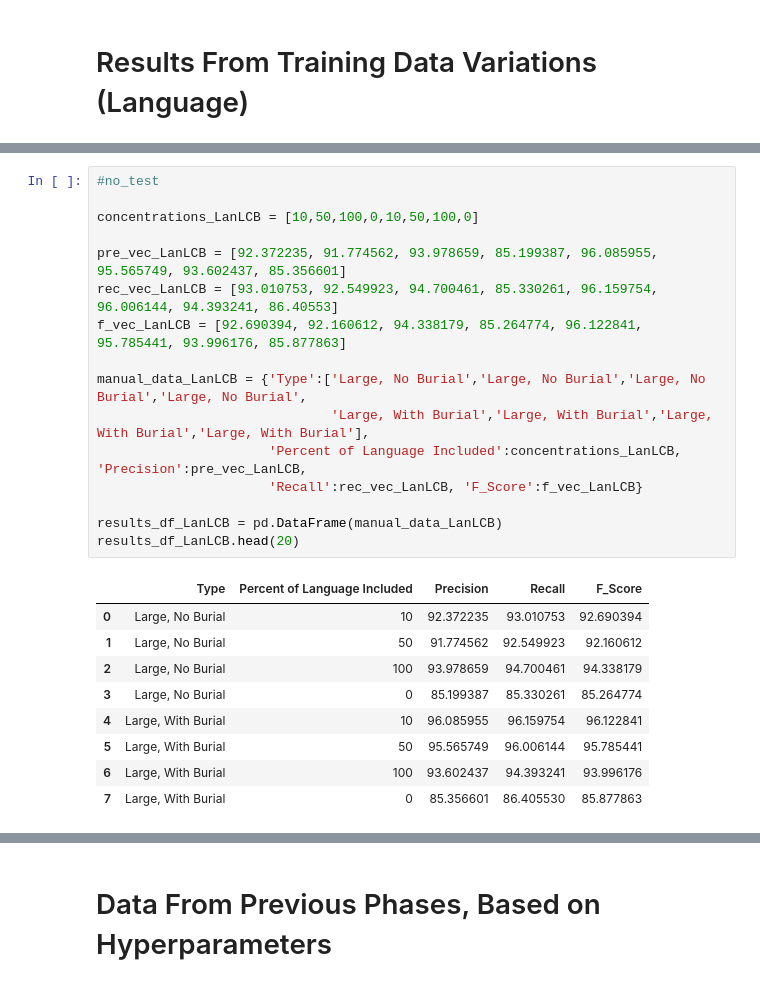
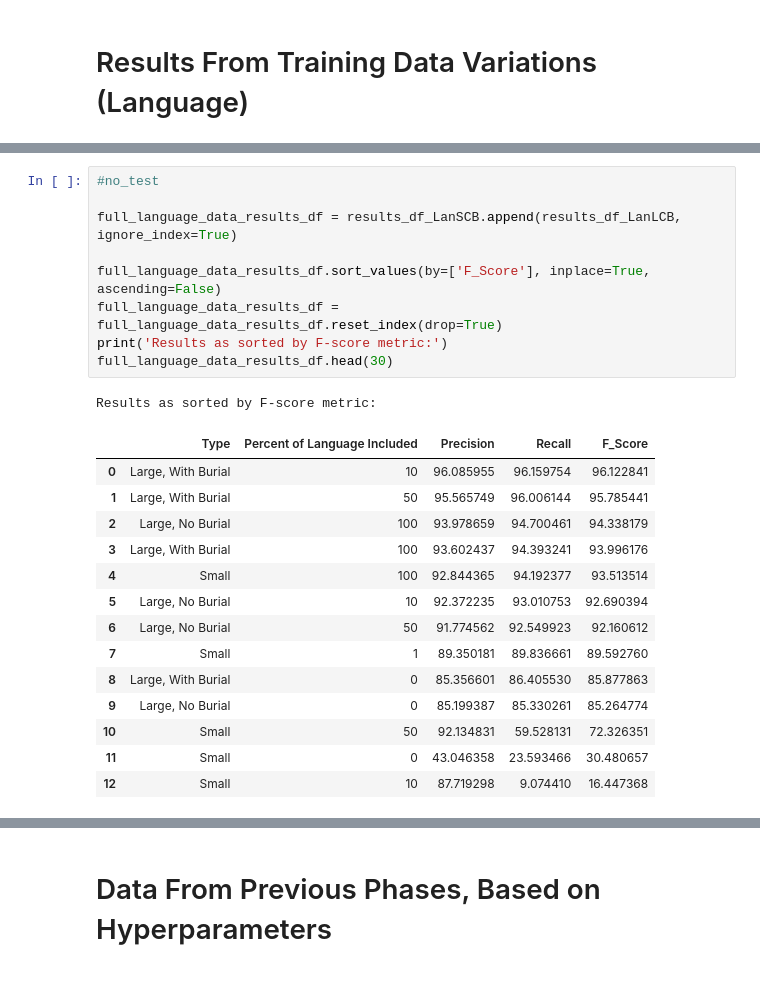
Before and after one commit to slavesocieties/ssda-nlp, a Jupyter notebook: 70-exhaustive-training.ipynb, the cells around one changed output, grey strips where cells are left out. Drawn from its saved outputs; the diff is of its cells as text.

```diff
--- a/70-exhaustive-training.ipynb
+++ b/70-exhaustive-training.ipynb
@@ -559,26 +630,25 @@ results_df_LanSCB.head(20)
-# %%
-#no_test
-
-concentrations_LanLCB = [10,50,100,0,10,50,100,0]
-
-pre_vec_LanLCB = [92.372235, 91.774562, 93.978659, 85.199387, 96.085955, 95.565749, 93.602437, 85.356601]
-rec_vec_LanLCB = [93.010753, 92.549923, 94.700461, 85.330261, 96.159754, 96.006144, 94.393241, 86.40553]
-f_vec_LanLCB = [92.690394, 92.160612, 94.338179, 85.264774, 96.122841, 95.785441, 93.996176, 85.877863]
-
-manual_data_LanLCB = {'Type':['Large, No Burial','Large, No Burial','Large, No Burial','Large, No Burial',
-                              'Large, With Burial','Large, With Burial','Large, With Burial','Large, With Burial'],
-                      'Percent of Language Included':concentrations_LanLCB, 'Precision':pre_vec_LanLCB,
-                      'Recall':rec_vec_LanLCB, 'F_Score':f_vec_LanLCB}
-
-results_df_LanLCB = pd.DataFrame(manual_data_LanLCB)
-results_df_LanLCB.head(20)
-# %% [output]
-|  | Type | Percent of Language Included | Precision | Recall | F_Score |
-| 0 | Large, No Burial | 10 | 92.372235 | 93.010753 | 92.690394 |
-| 1 | Large, No Burial | 50 | 91.774562 | 92.549923 | 92.160612 |
-| 2 | Large, No Burial | 100 | 93.978659 | 94.700461 | 94.338179 |
-| 3 | Large, No Burial | 0 | 85.199387 | 85.330261 | 85.264774 |
-| 4 | Large, With Burial | 10 | 96.085955 | 96.159754 | 96.122841 |
-| 5 | Large, With Burial | 50 | 95.565749 | 96.006144 | 95.785441 |
-| 6 | Large, With Burial | 100 | 93.602437 | 94.393241 | 93.996176 |
-| 7 | Large, With Burial | 0 | 85.356601 | 86.405530 | 85.877863 |
+# %%
+#no_test
+
+full_language_data_results_df = results_df_LanSCB.append(results_df_LanLCB, ignore_index=True)
+
+full_language_data_results_df.sort_values(by=['F_Score'], inplace=True, ascending=False)
+full_language_data_results_df = full_language_data_results_df.reset_index(drop=True)
+print('Results as sorted by F-score metric:')
+full_language_data_results_df.head(30)
+# %% [output]
+Results as sorted by F-score metric:
+|  | Type | Percent of Language Included | Precision | Recall | F_Score |
+| 0 | Large, With Burial | 10 | 96.085955 | 96.159754 | 96.122841 |
+| 1 | Large, With Burial | 50 | 95.565749 | 96.006144 | 95.785441 |
+| 2 | Large, No Burial | 100 | 93.978659 | 94.700461 | 94.338179 |
+| 3 | Large, With Burial | 100 | 93.602437 | 94.393241 | 93.996176 |
+| 4 | Small | 100 | 92.844365 | 94.192377 | 93.513514 |
+| 5 | Large, No Burial | 10 | 92.372235 | 93.010753 | 92.690394 |
+| 6 | Large, No Burial | 50 | 91.774562 | 92.549923 | 92.160612 |
+| 7 | Small | 1 | 89.350181 | 89.836661 | 89.592760 |
+| 8 | Large, With Burial | 0 | 85.356601 | 86.405530 | 85.877863 |
+| 9 | Large, No Burial | 0 | 85.199387 | 85.330261 | 85.264774 |
+| 10 | Small | 50 | 92.134831 | 59.528131 | 72.326351 |
+| 11 | Small | 0 | 43.046358 | 23.593466 | 30.480657 |
+| 12 | Small | 10 | 87.719298 | 9.074410 | 16.447368 |
```
Also changed, not shown: parts of 12 cells of this notebook.
